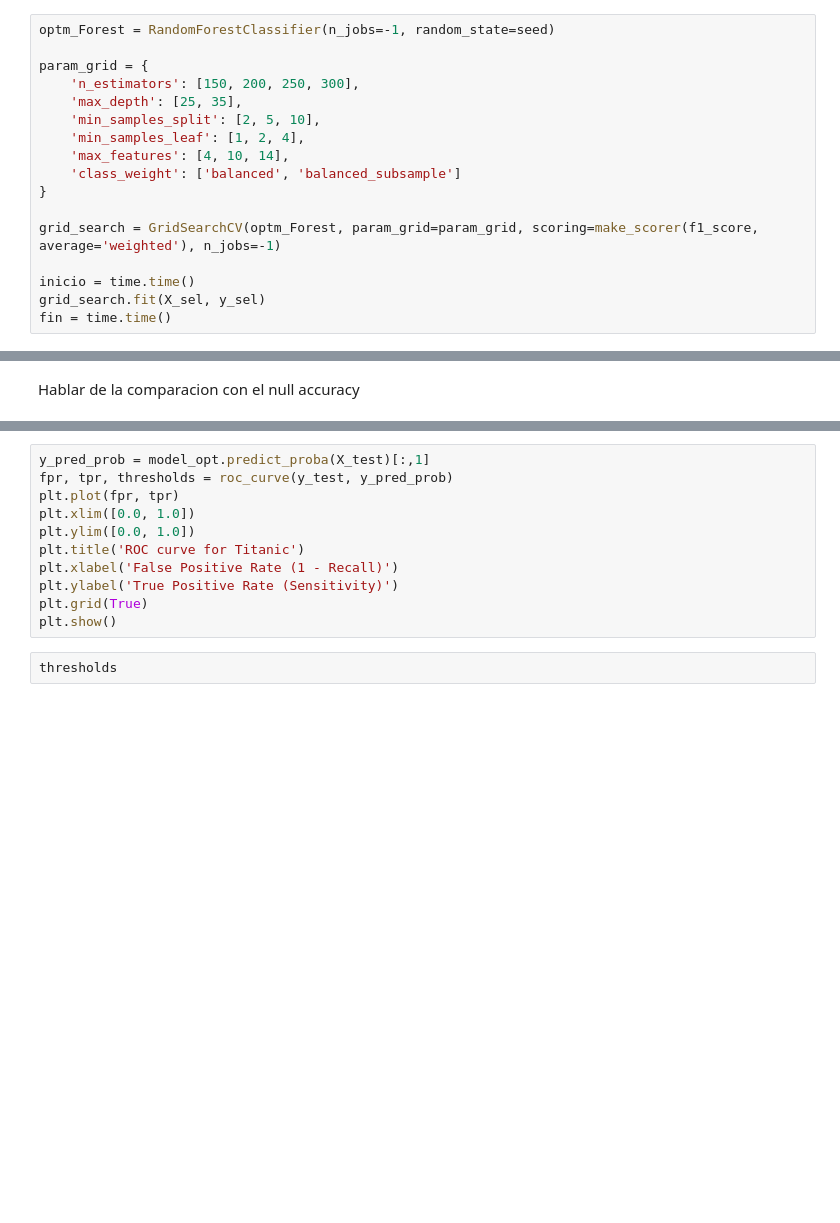
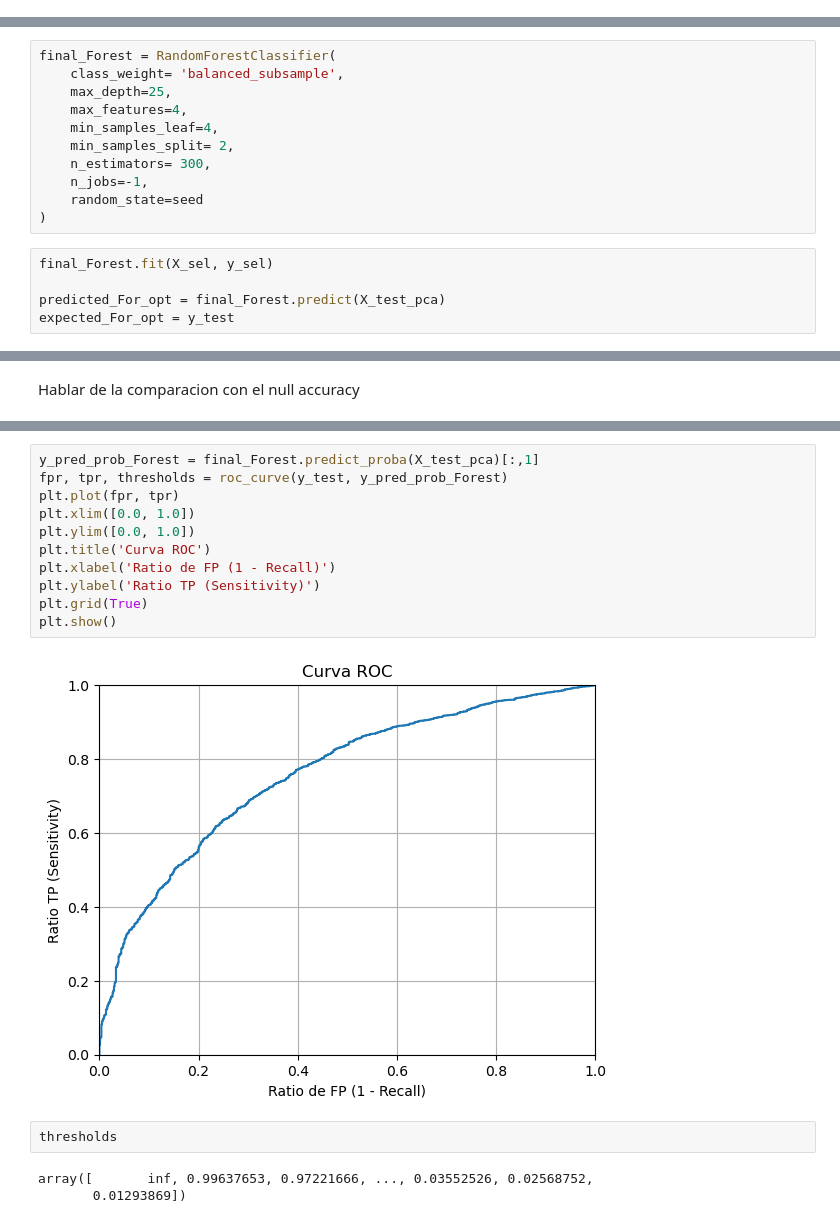
Before and after one commit to Tehedor/Reto1_ML-ABID, a Jupyter notebook: RandomForest_MLP.ipynb, the cells around one changed output, grey strips where cells are left out. Cells and saved outputs as stored; diff of their text form; blank space fills up the shorter version.

Commit message:
Updated RandomForest_MLP

```diff
--- a/RandomForest_MLP.ipynb
+++ b/RandomForest_MLP.ipynb
@@ -1088,17 +1133,0 @@ from sklearn.metrics import make_scorer, f1_score
-# %%
-optm_Forest = RandomForestClassifier(n_jobs=-1, random_state=seed)
-
-param_grid = {
-    'n_estimators': [150, 200, 250, 300],
-    'max_depth': [25, 35],
-    'min_samples_split': [2, 5, 10],
-    'min_samples_leaf': [1, 2, 4],
-    'max_features': [4, 10, 14],
-    'class_weight': ['balanced', 'balanced_subsample']
-}
-
-grid_search = GridSearchCV(optm_Forest, param_grid=param_grid, scoring=make_scorer(f1_score, average='weighted'), n_jobs=-1)
-
-inicio = time.time()
-grid_search.fit(X_sel, y_sel)
-fin = time.time()
@@ -1126,0 +1166,16 @@ expected = y_test
+# %%
+final_Forest = RandomForestClassifier(
+    class_weight= 'balanced_subsample',
+    max_depth=25,
+    max_features=4,
+    min_samples_leaf=4,
+    min_samples_split= 2,
+    n_estimators= 300,
+    n_jobs=-1,
+    random_state=seed
+)
+# %%
+final_Forest.fit(X_sel, y_sel)
+
+predicted_For_opt = final_Forest.predict(X_test_pca)
+expected_For_opt = y_test
@@ -1135,14 +1208,19 @@ print(classification_report(expected, predicted))
 # %%
-y_pred_prob = model_opt.predict_proba(X_test)[:,1]
-fpr, tpr, thresholds = roc_curve(y_test, y_pred_prob)
+y_pred_prob_Forest = final_Forest.predict_proba(X_test_pca)[:,1]
+fpr, tpr, thresholds = roc_curve(y_test, y_pred_prob_Forest)
 plt.plot(fpr, tpr)
 plt.xlim([0.0, 1.0])
 plt.ylim([0.0, 1.0])
-plt.title('ROC curve for Titanic')
-plt.xlabel('False Positive Rate (1 - Recall)')
-plt.ylabel('True Positive Rate (Sensitivity)')
+plt.title('Curva ROC')
+plt.xlabel('Ratio de FP (1 - Recall)')
+plt.ylabel('Ratio TP (Sensitivity)')
 plt.grid(True)
 plt.show()
+# %% [output]
+[figure, added]
 # %%
 thresholds
+# %% [output]
+array([       inf, 0.99637653, 0.97221666, ..., 0.03552526, 0.02568752,
+       0.01293869])
 # %%
```
Also changed, not shown: parts of 51 cells of this notebook, 1 other file.
